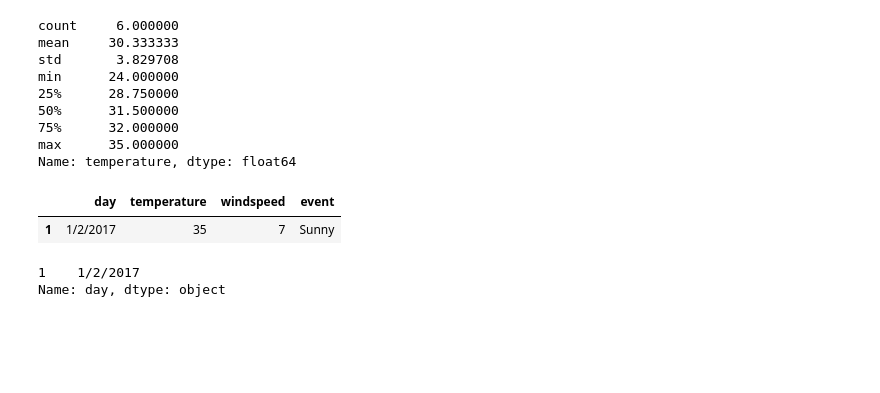
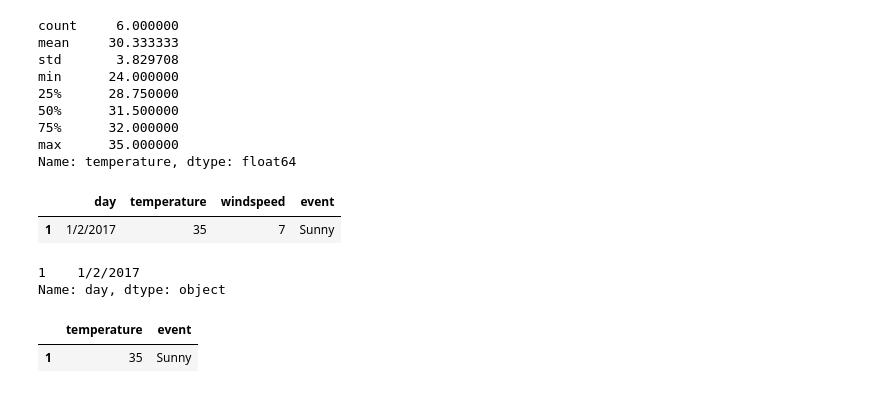
Before and after one commit to shubham-mishra/ML-Material, a Jupyter notebook: 1 Fundamentals of Programming/6 pandas/2 pandas_workshop.ipynb, the cells around one changed output. Cells and saved outputs as stored; diff of their text form; code cells hidden in the pictures; blank space fills up the shorter version.

```diff
--- a/1 Fundamentals of Programming/6 pandas/2 pandas_workshop.ipynb
+++ b/1 Fundamentals of Programming/6 pandas/2 pandas_workshop.ipynb
@@ -154,3 +154,8 @@ df.day[df.temperature == df.temperature.max()]
 # %% [output]
 1    1/2/2017
 Name: day, dtype: object
+# %%
+df.loc[df.temperature == df.temperature.max(), ['temperature', 'event']]
+# %% [output]
+|  | temperature | event |
+| 1 | 35 | Sunny |
```
Also changed, not shown: parts of 1 cell of this notebook, 29 other files.
